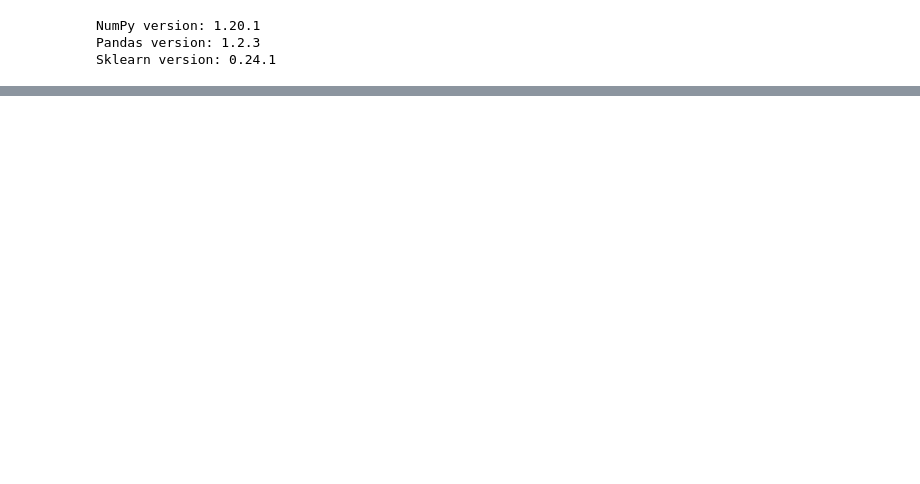
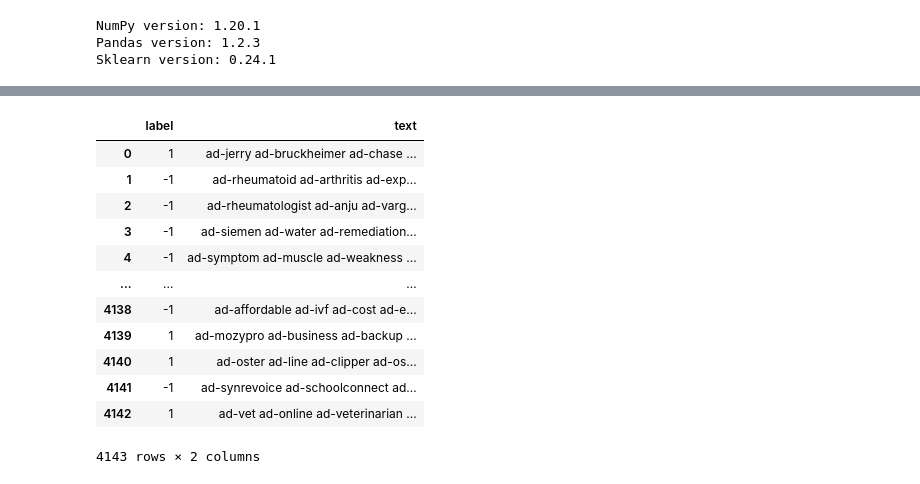
Before and after one commit to Iuly2000/Introducere-in-Data-Science, a Jupyter notebook: Tema6_IDS_DavidMihaiIulian_DogaruAlexandru/Tema6_IDS_DavidMihaiIulian_DogaruAlexandru.ipynb, the cells around one changed output, grey strips where cells are left out. Drawn from its saved outputs; the diff is of its cells as text; code cells hidden in the pictures; blank space fills up the shorter version.

```diff
--- a/Tema6_IDS_DavidMihaiIulian_DogaruAlexandru/Tema6_IDS_DavidMihaiIulian_DogaruAlexandru.ipynb
+++ b/Tema6_IDS_DavidMihaiIulian_DogaruAlexandru/Tema6_IDS_DavidMihaiIulian_DogaruAlexandru.ipynb
@@ -138,3 +330,8 @@ display(finishing(df_smsdata))
 | 1 | RandomForestRegressor() | GridSearchCV | 0.023676 | 0.007019 | ... |
 | 2 | Lasso() | GridSearchCV | 0.152425 | 0.063174 | ... |
 | 3 | MLPRegressor() | GridSearchCV | 0.051834 | 0.012641 | ... |
+# %%
+f = open("data/farm-ads", "r")
+lines:list = f.readlines()
+# %%
+farm_ads_data:pd.core.frame.DataFrame = pd.DataFrame([line.split(' ', 1) for line in lines], columns=['label', 'text'])
@@ -140,0 +350,16 @@ display(finishing(df_smsdata))
+# %%
+farm_ads_data
+# %% [output]
+|  | label | text |
+| 0 | 1 | ad-jerry ad-bruckheimer ad-chase ... |
+| 1 | -1 | ad-rheumatoid ad-arthritis ad-exp... |
+| 2 | -1 | ad-rheumatologist ad-anju ad-varg... |
+| 3 | -1 | ad-siemen ad-water ad-remediation... |
+| 4 | -1 | ad-symptom ad-muscle ad-weakness ... |
+| ... | ... | ... |
+| 4138 | -1 | ad-affordable ad-ivf ad-cost ad-e... |
+| 4139 | 1 | ad-mozypro ad-business ad-backup ... |
+| 4140 | 1 | ad-oster ad-line ad-clipper ad-os... |
+| 4141 | -1 | ad-synrevoice ad-schoolconnect ad... |
+| 4142 | 1 | ad-vet ad-online ad-veterinarian ... |
+4143 rows × 2 columns
```
Also changed, not shown: parts of 45 cells of this notebook, 11 other files.
